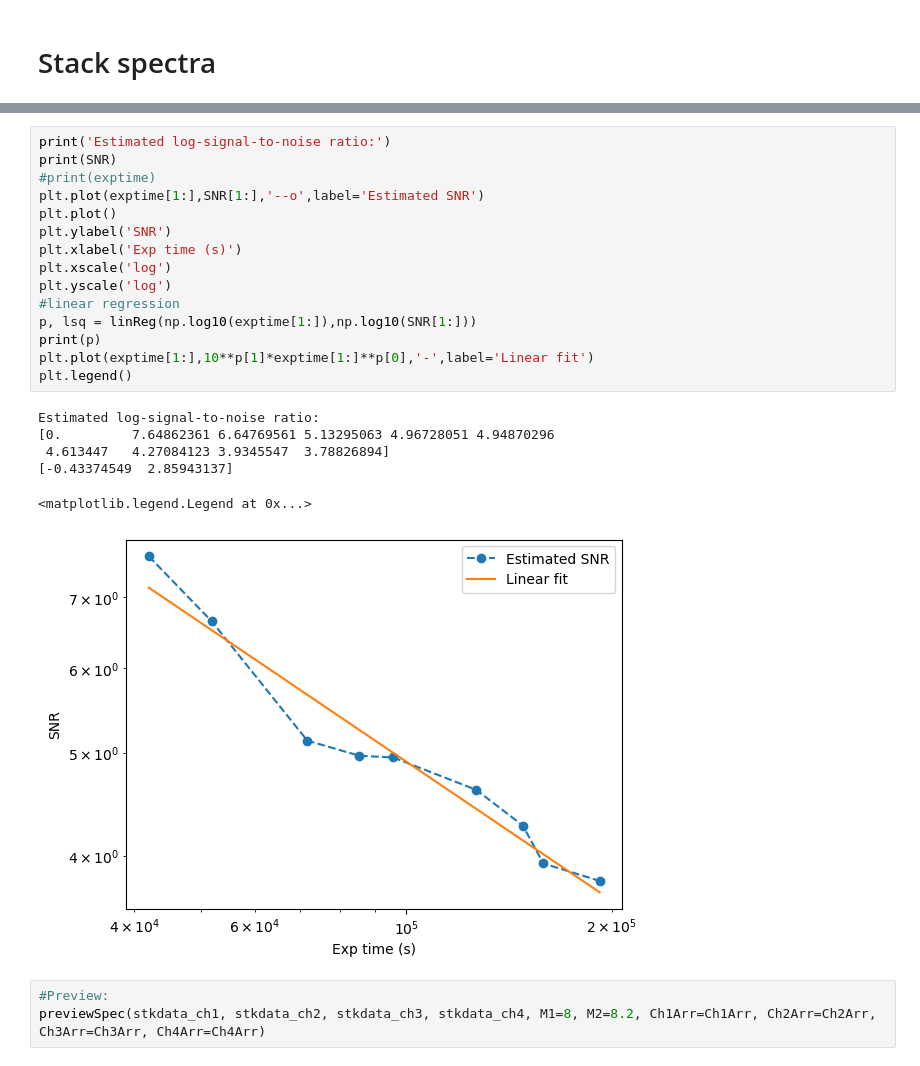
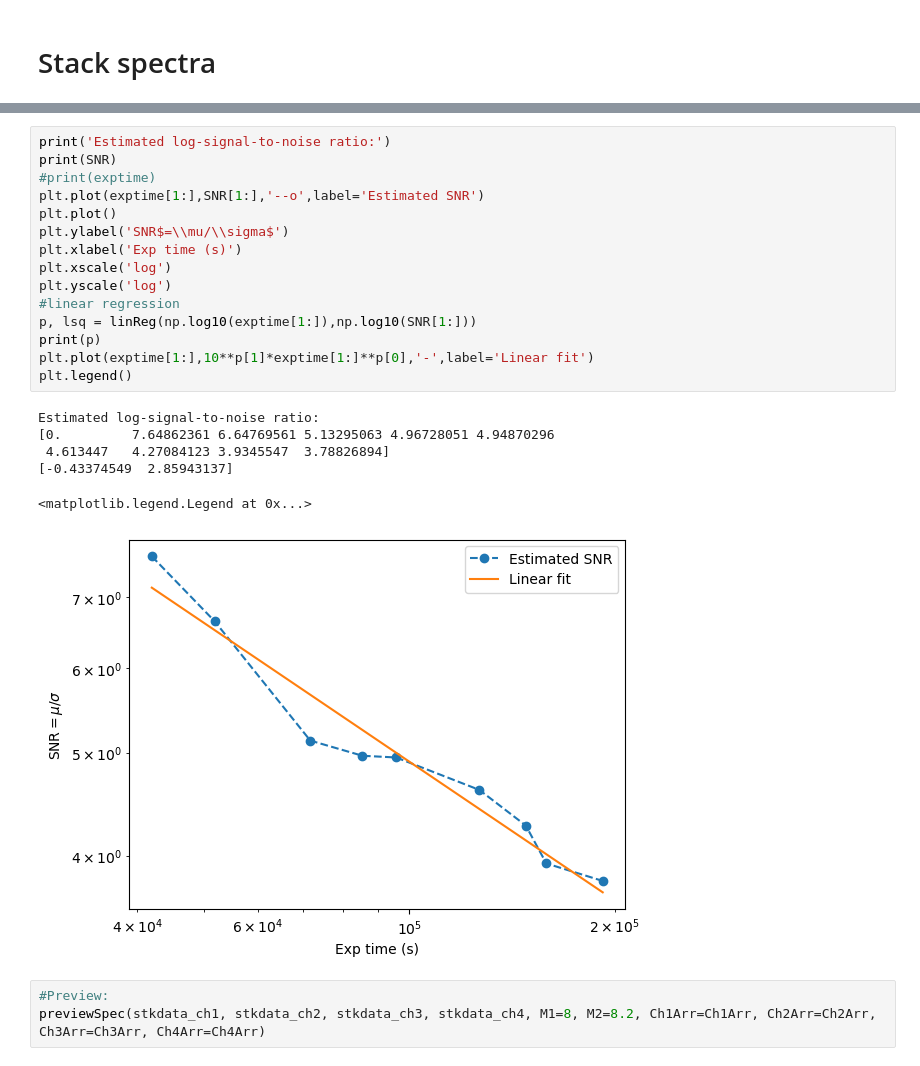
Before and after one commit to Timwong313/axionJWST_2024, a Jupyter notebook: MRS_analysis/ARCHIVE/readFits.ipynb, the cells around one changed output, grey strips where cells are left out. Drawn from its saved outputs; the diff is of its cells as text.

```diff
--- a/MRS_analysis/readFits.ipynb
+++ b/MRS_analysis/ARCHIVE/readFits.ipynb
@@ -404,25 +387,25 @@ stkdata_ch1, stkdata_ch2, stkdata_ch3, stkdata_ch4, SNR, exptime = stackSpectra(
 # %%
 print('Estimated log-signal-to-noise ratio:')
 print(SNR)
 #print(exptime)
 plt.plot(exptime[1:],SNR[1:],'--o',label='Estimated SNR')
 plt.plot()
-plt.ylabel('SNR')
+plt.ylabel('SNR$=\\mu/\\sigma$')
 plt.xlabel('Exp time (s)')
 plt.xscale('log')
 plt.yscale('log')
 #linear regression
 p, lsq = linReg(np.log10(exptime[1:]),np.log10(SNR[1:]))
 print(p)
 plt.plot(exptime[1:],10**p[1]*exptime[1:]**p[0],'-',label='Linear fit')
 plt.legend()
 # %% [output]
 Estimated log-signal-to-noise ratio:
 [0.         7.64862361 6.64769561 5.13295063 4.96728051 4.94870296
  4.613447   4.27084123 3.9345547  3.78826894]
 [-0.43374549  2.85943137]
 <matplotlib.legend.Legend at 0x...>
-[figure, old version]
+[figure, new version]
 # %%
 #Preview:
 previewSpec(stkdata_ch1, stkdata_ch2, stkdata_ch3, stkdata_ch4, M1=8, M2=8.2, Ch1Arr=Ch1Arr, Ch2Arr=Ch2Arr, Ch3Arr=Ch3Arr, Ch4Arr=Ch4Arr)
```
Also changed, not shown: parts of 7 cells of this notebook, 10 other files.
